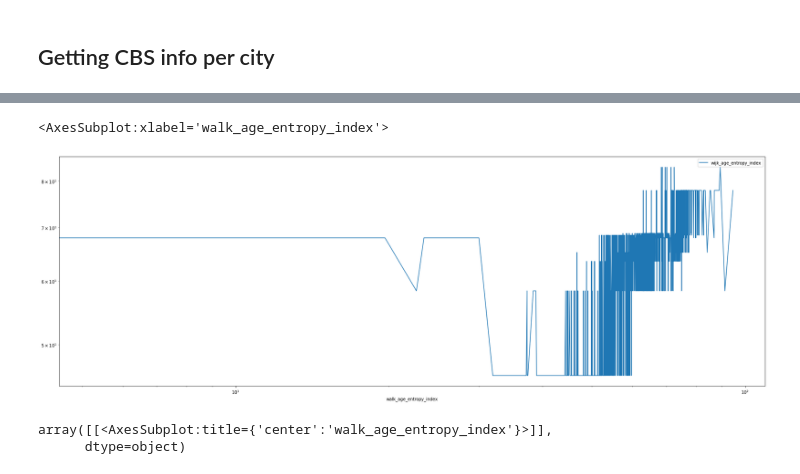
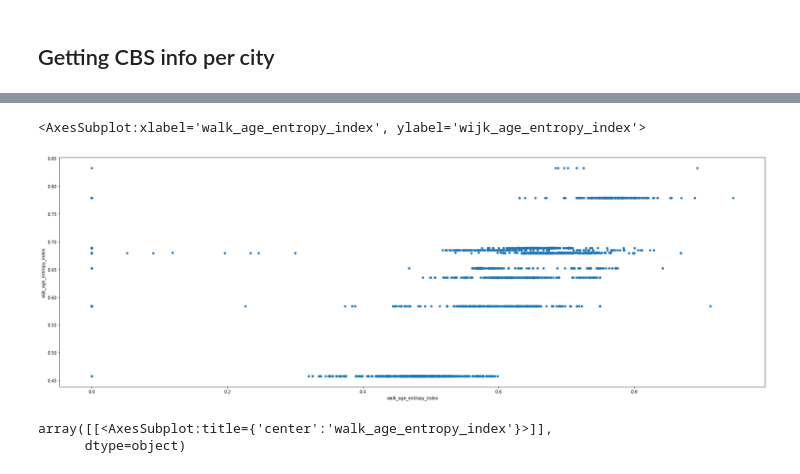
Before and after one commit to MiliasV/coaccessibility, a Jupyter notebook: notebooks/exploration.ipynb, the cells around one changed output, grey strips where cells are left out. Saved outputs shown, nothing was run; the diff lists cells and outputs as text; code cells hidden in the pictures.

```diff
--- a/notebooks/exploration.ipynb
+++ b/notebooks/exploration.ipynb
@@ -75,17 +66,23 @@ import pandas as pd
 # gdf_ein = gdf.loc[gdf["GM_NAAM"]=='Eindhoven']
 # gdf_ein.to_postgis("cbs_2021_ein", con=engine, schema='eindhoven')
 # %%
-sql = 'SELECT * from rotterdam.poi_neigh_age_demographics_rot'
+from sqlalchemy import create_engine
+import geopandas as gpd
+import pandas as pd
+
+# db initialization
+# store to db
+db_connection_string = 'postgresql://postgres:postgres@localhost/age_segregation'
+engine = create_engine(db_connection_string)
+
+sql = 'SELECT * from utrecht.poi_neigh_age_demographics_utr'
 df = pd.read_sql(sql, engine)
 df.sort_values(by=['walk_age_entropy_index'], inplace=True)
 df['walk_age_entropy_index'] = df['walk_age_entropy_index']*100
 df['buurt_age_entropy_index'] = df['buurt_age_entropy_index']*100
 df['wijk_age_entropy_index'] = df['wijk_age_entropy_index']*100
-df['category']
 df.loc[df['category'].str.contains("shop")==True,'category'] = 'shop'
-
 df = pd.concat([df, pd.get_dummies(df['category'])], axis=1);
-
 df = df.round(4)
-df.head()
+df.hist(column='walk_age_entropy_index', bins=50, figsize=(30,5))
 # %% [output]
@@ -211,8 +222,8 @@ pred_f
 # %%
-df.plot.line(x="walk_age_entropy_index", y="wijk_age_entropy_index", loglog=True, figsize=(30,10))
+df.plot.scatter(x="walk_age_entropy_index", y="wijk_age_entropy_index", figsize=(30,10))
 # %% [output]
-<AxesSubplot:xlabel='walk_age_entropy_index'>
+<AxesSubplot:xlabel='walk_age_entropy_index', ylabel='wijk_age_entropy_index'>
-[figure, old version]
+[figure, new version]
 # %%
 df['diff'] = df["walk_age_entropy_index"]- df["buurt_age_entropy_index"]
 df.hist(column='walk_age_entropy_index', bins=50, figsize=(30,5))
```
Also changed, not shown: parts of 14 cells of this notebook.
